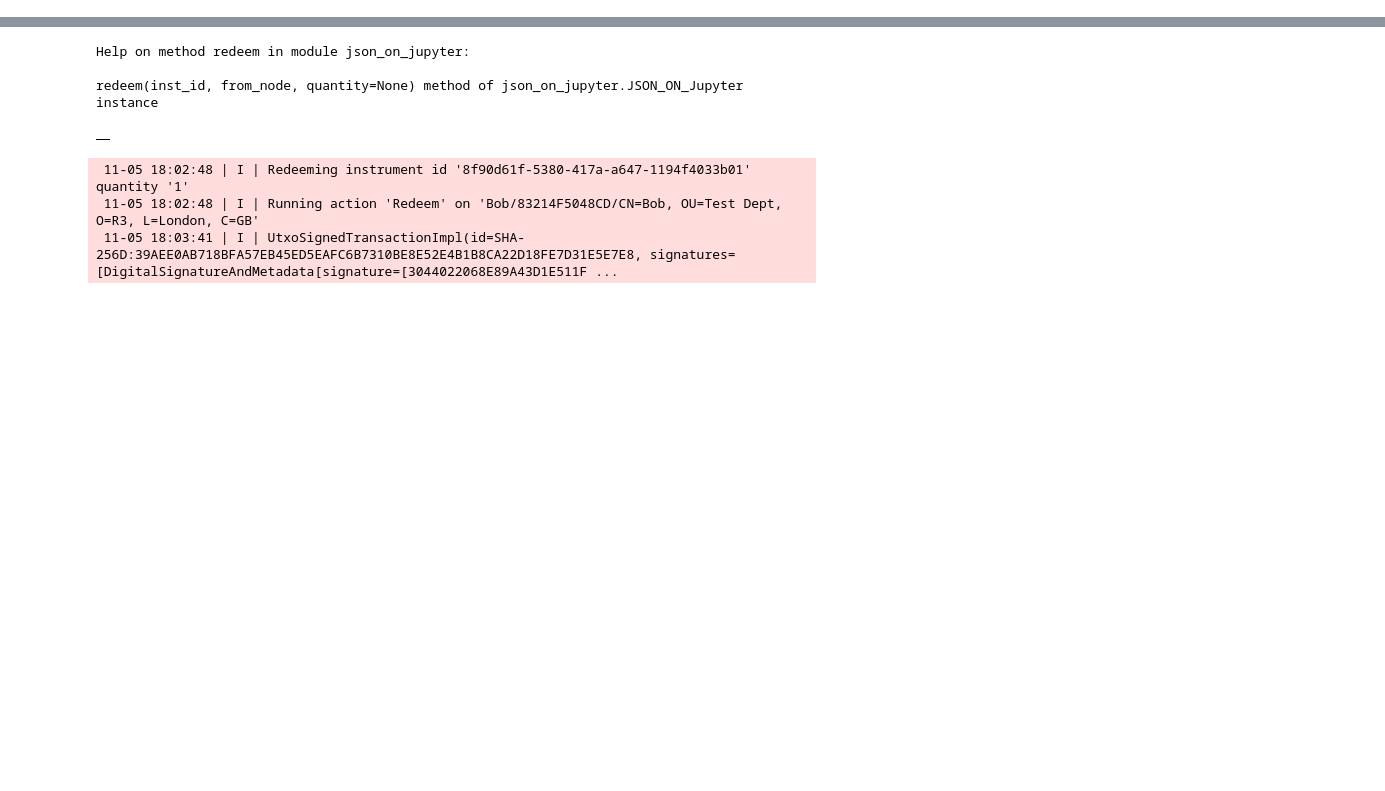
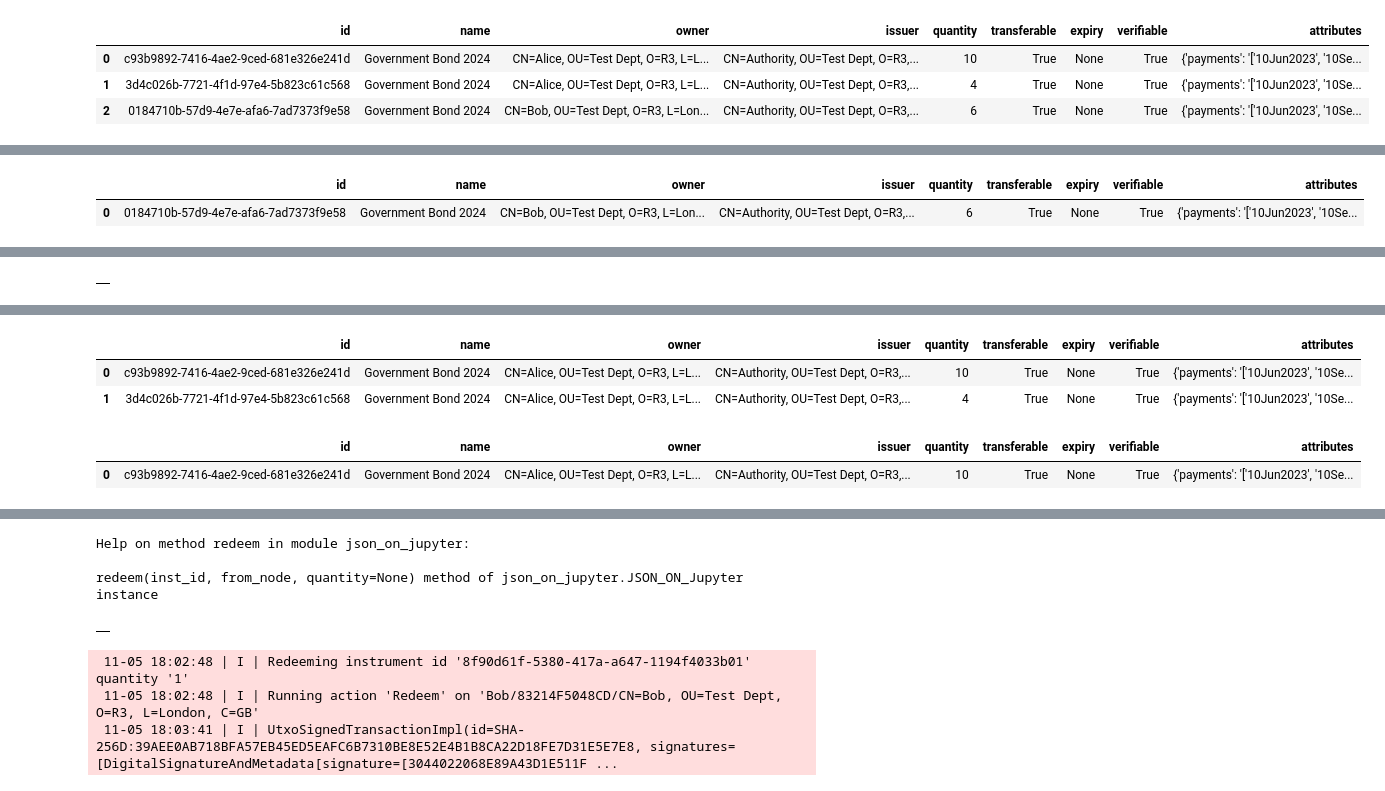
Before and after one commit to manojkrgupta/configurableLedgerAsset, a Jupyter notebook: python3/C5-Test.ipynb, the cells around one changed output, grey strips where cells are left out. Saved outputs shown, nothing was run; the diff lists cells and outputs as text; code cells hidden in the pictures; blank space fills up the shorter version.

```diff
--- a/python3/C5-Test.ipynb
+++ b/python3/C5-Test.ipynb
@@ -106,0 +103,4 @@ TypeError: message() takes 1 positional argument but 3 were given
+# %%
+# print(return_val_uuid)
+h.query_all_nodes()
+# %% [output]
@@ -106,0 +108,4 @@ TypeError: message() takes 1 positional argument but 3 were given
+|  | id | name | owner | issuer | quantity | transferable | expiry | verifiable | attributes |
+| 0 | c93b9892-7416-4ae2-9ced-681e326e241d | Government Bond 2024 | CN=Alice, OU=Test Dept, O=R3, L=L... | CN=Authority, OU=Test Dept, O=R3,... | 10 | True | None | True | {'payments': '['10Jun2023', '10Se... |
+| 1 | 3d4c026b-7721-4f1d-97e4-5b823c61c568 | Government Bond 2024 | CN=Alice, OU=Test Dept, O=R3, L=L... | CN=Authority, OU=Test Dept, O=R3,... | 4 | True | None | True | {'payments': '['10Jun2023', '10Se... |
+| 2 | 0184710b-57d9-4e7e-afa6-7ad7373f9e58 | Government Bond 2024 | CN=Bob, OU=Test Dept, O=R3, L=Lon... | CN=Authority, OU=Test Dept, O=R3,... | 6 | True | None | True | {'payments': '['10Jun2023', '10Se... |
@@ -106,0 +113,2 @@ TypeError: message() takes 1 positional argument but 3 were given
+|  | id | name | owner | issuer | quantity | transferable | expiry | verifiable | attributes |
+| 0 | 0184710b-57d9-4e7e-afa6-7ad7373f9e58 | Government Bond 2024 | CN=Bob, OU=Test Dept, O=R3, L=Lon... | CN=Authority, OU=Test Dept, O=R3,... | 6 | True | None | True | {'payments': '['10Jun2023', '10Se... |
@@ -106,0 +116 @@ TypeError: message() takes 1 positional argument but 3 were given
+|  |
@@ -106,0 +118,8 @@ TypeError: message() takes 1 positional argument but 3 were given
+|  | id | name | owner | issuer | quantity | transferable | expiry | verifiable | attributes |
+| 0 | c93b9892-7416-4ae2-9ced-681e326e241d | Government Bond 2024 | CN=Alice, OU=Test Dept, O=R3, L=L... | CN=Authority, OU=Test Dept, O=R3,... | 10 | True | None | True | {'payments': '['10Jun2023', '10Se... |
+| 1 | 3d4c026b-7721-4f1d-97e4-5b823c61c568 | Government Bond 2024 | CN=Alice, OU=Test Dept, O=R3, L=L... | CN=Authority, OU=Test Dept, O=R3,... | 4 | True | None | True | {'payments': '['10Jun2023', '10Se... |
+# %%
+h.query('Alice')
+# %% [output]
+|  | id | name | owner | issuer | quantity | transferable | expiry | verifiable | attributes |
+| 0 | c93b9892-7416-4ae2-9ced-681e326e241d | Government Bond 2024 | CN=Alice, OU=Test Dept, O=R3, L=L... | CN=Authority, OU=Test Dept, O=R3,... | 10 | True | None | True | {'payments': '['10Jun2023', '10Se... |
```
Also changed, not shown: parts of 16 cells of this notebook, 3 other files.
